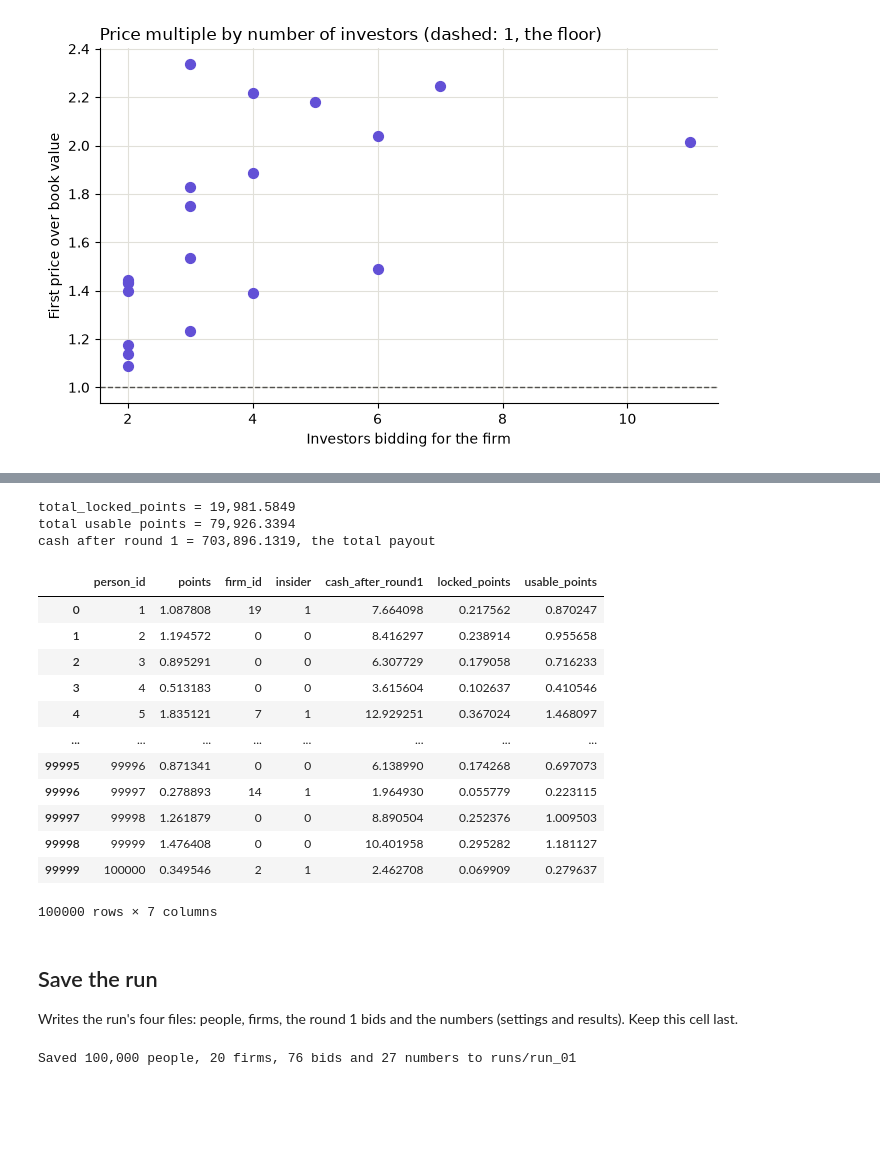
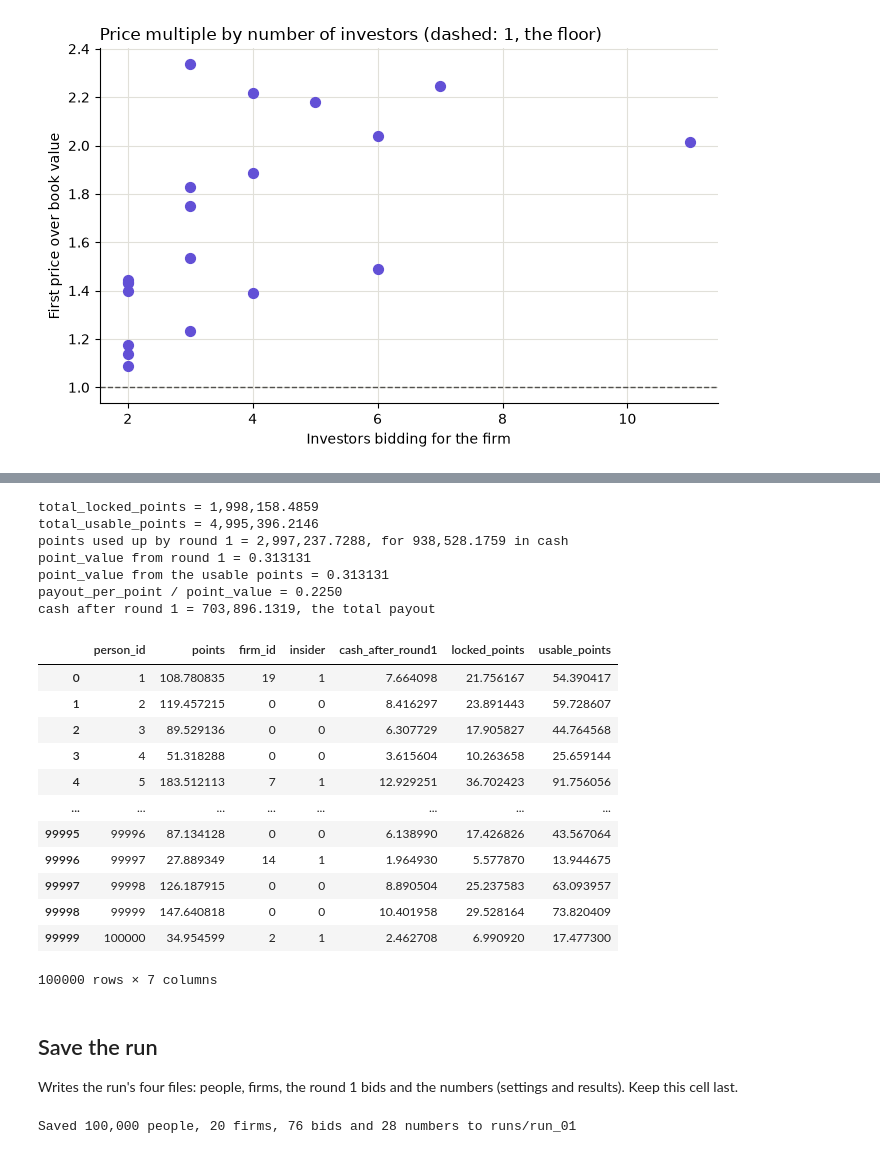
Before and after one commit to Arom-MFE/mass-privatization-auctions, a Jupyter notebook: main.ipynb, the cells around one changed output, grey strips where cells are left out. Drawn from its saved outputs; the diff is of its cells as text; code cells hidden in the pictures; blank space fills up the shorter version.

```diff
--- a/main.ipynb
+++ b/main.ipynb
@@ -43,6 +43,7 @@ params = {
     "seed": 42,                  # one seed makes every random number of the run
     # part 1, the world
     "n_people": 100_000,         # number of people (the paper's N)
+    "avg_points": 100,           # average points per person; only sets the unit of points (the paper's B bar)
     "sigma_points": 0.5,         # spread of points across people, the sd of log points (the paper's sigma)
     "n_firms": 20,               # number of firms in the pool (the paper's |J|)
     "insider_share": 0.2,        # share of people who work in a firm of the pool (N_W / N)
@@ -50,11 +51,11 @@ params = {
     "min_headcount": 100,        # smallest headcount, the size test of Section 2 (the paper's L_min)
     "avg_book_per_worker": 100,  # average book value per worker; only sets the unit of money (the paper's kappa)
     "sigma_book": 0.3,           # spread of book value per worker across firms (the paper's sigma_K)
-    # the split of every firm, adding up to one
+    # the split of every firm: any four shares adding up to one, the cash and worker blocks above 0
     "cash_block": 0.30,          # share of every firm sold for cash to one investor in round 1 (the paper's a)
     "worker_block": 0.25,        # share sold to the firm's own workers for points in round 2 (the paper's w)
     "public_block": 0.25,        # share sold to all other citizens for points in round 3 (the paper's c)
-    "fund_block": 0.20,          # share the fund holds back and sells for cash over the years (the paper's s)
+    "fund_block": 0.20,          # share the fund starts with and sells over the years; grows by every share the rounds leave unsold (the paper's s)
     # round 1, the cash auction
     "min_investors": 2,          # fewest investors bidding for a cash block
     "avg_investors": 4,          # average number of investors per cash block (the paper's g)
@@ -62,8 +63,13 @@ params = {
     # the payout after round 1
     "payout_share": 0.75,        # share of round 1 cash paid out to citizens; the rest is tax (the paper's lambda_C)
     # the exchange and the locked points
-    "locked_share": 0.20,        # share of every person's points locked in the index: never bid, never sold (the paper's phi)
+    "locked_share": 0.20,        # share of every person's points locked as the claim on the fund; equal to fund_block at issue (the paper's phi)
 }
+
+# Stop here unless the split is valid: four shares adding up to one, the cash and worker blocks above 0
+check_split(params["cash_block"], params["worker_block"], params["public_block"], params["fund_block"])
+# Stop here unless the locked points are exactly the fund's claim: locked_share equal to fund_block
+check_lock(params["locked_share"], params["fund_block"])
 # %%
 # run_number: which run this is; it names the folder and starts every file name
 run_number = 1
@@ -116,10 +122,10 @@ world_draws = draw_world(params["seed"], params["n_people"], params["n_firms"])
 # people: the people table, one row per person
 people = make_people(params["n_people"])
 
-# points: points of each person, a lognormal with mean one
-people["points"] = make_points(world_draws["z_points"], params["sigma_points"])
+# points: points of each person, a lognormal with mean avg_points; what each person receives at issue
+people["points"] = make_points(world_draws["z_points"], params["sigma_points"], params["avg_points"])
 
-# total_points: all points in the economy, about n_people since the average person holds one point
+# total_points: all points in the economy, about avg_points times n_people
 total_points = people["points"].sum()
 print(f"total_points = {total_points:,.4f}")
 people
@@ -537,34 +539,52 @@ $$
 # %%
-# point_split: every person's points, split into locked and usable
-point_split = split_points(people["points"].to_numpy(), params["locked_share"])
-# locked_points: points locked in the index, never bid or sold
+# point_split: every person's points after round 1, split into locked and usable; round 1 used cash_block of them
+point_split = split_points(people["points"].to_numpy(), params["cash_block"], params["locked_share"])
+# locked_points: points locked as the claim on the fund, never bid, sold or put in the index
 people["locked_points"] = point_split["locked_points"]
-# usable_points: points a person can bid, sell or put in the index by choice
+# usable_points: points a person can bid, sell or put in the index
 people["usable_points"] = point_split["usable_points"]
 
 # total_locked_points: all locked points, locked_share of all points
 total_locked_points = people["locked_points"].sum()
+# total_usable_points: all usable points, the points that buy the worker and public blocks
+total_usable_points = people["usable_points"].sum()
+
+# point_value: round 1's price per point, the cash it raised over the points it used up; the rate of the exchange
+point_value = make_point_value(total_cash_paid, params["cash_block"], total_points)
+# usable_point_value: the same price from the usable points, the worker and public blocks at first prices per usable point
+usable_point_value = make_usable_point_value(total_first_price, params["worker_block"], params["public_block"], total_usable_points)
+# Stop here unless the two formulas agree: one price for every point
+check_point_value(point_value, usable_point_value)
+
 print(f"total_locked_points = {total_locked_points:,.4f}")
-print(f"total usable points = {people['usable_points'].sum():,.4f}")
+print(f"total_usable_points = {total_usable_points:,.4f}")
+print(f"points used up by round 1 = {params['cash_block'] * total_points:,.4f}, for {total_cash_paid:,.4f} in cash")
+print(f"point_value from round 1 = {point_value:,.6f}")
+print(f"point_value from the usable points = {usable_point_value:,.6f}")
+print(f"payout_per_point / point_value = {payout_per_point / point_value:.4f}")
 print(f"cash after round 1 = {people['cash_after_round1'].sum():,.4f}, the total payout")
 
 people
 # %% [output]
-total_locked_points = 19,981.5849
-total usable points = 79,926.3394
+total_locked_points = 1,998,158.4859
+total_usable_points = 4,995,396.2146
+points used up by round 1 = 2,997,237.7288, for 938,528.1759 in cash
+point_value from round 1 = 0.313131
+point_value from the usable points = 0.313131
+payout_per_point / point_value = 0.2250
 cash after round 1 = 703,896.1319, the total payout
 |  | person_id | points | firm_id | insider | cash_after_round1 | locked_points | usable_points |
-| 0 | 1 | 1.087808 | 19 | 1 | 7.664098 | 0.217562 | 0.870247 |
-| 1 | 2 | 1.194572 | 0 | 0 | 8.416297 | 0.238914 | 0.955658 |
-| 2 | 3 | 0.895291 | 0 | 0 | 6.307729 | 0.179058 | 0.716233 |
-| 3 | 4 | 0.513183 | 0 | 0 | 3.615604 | 0.102637 | 0.410546 |
-| 4 | 5 | 1.835121 | 7 | 1 | 12.929251 | 0.367024 | 1.468097 |
+| 0 | 1 | 108.780835 | 19 | 1 | 7.664098 | 21.756167 | 54.390417 |
+| 1 | 2 | 119.457215 | 0 | 0 | 8.416297 | 23.891443 | 59.728607 |
+| 2 | 3 | 89.529136 | 0 | 0 | 6.307729 | 17.905827 | 44.764568 |
+| 3 | 4 | 51.318288 | 0 | 0 | 3.615604 | 10.263658 | 25.659144 |
+| 4 | 5 | 183.512113 | 7 | 1 | 12.929251 | 36.702423 | 91.756056 |
 | ... | ... | ... | ... | ... | ... | ... | ... |
-| 99995 | 99996 | 0.871341 | 0 | 0 | 6.138990 | 0.174268 | 0.697073 |
-| 99996 | 99997 | 0.278893 | 14 | 1 | 1.964930 | 0.055779 | 0.223115 |
-| 99997 | 99998 | 1.261879 | 0 | 0 | 8.890504 | 0.252376 | 1.009503 |
-| 99998 | 99999 | 1.476408 | 0 | 0 | 10.401958 | 0.295282 | 1.181127 |
-| 99999 | 100000 | 0.349546 | 2 | 1 | 2.462708 | 0.069909 | 0.279637 |
+| 99995 | 99996 | 87.134128 | 0 | 0 | 6.138990 | 17.426826 | 43.567064 |
+| 99996 | 99997 | 27.889349 | 14 | 1 | 1.964930 | 5.577870 | 13.944675 |
+| 99997 | 99998 | 126.187915 | 0 | 0 | 8.890504 | 25.237583 | 63.093957 |
+| 99998 | 99999 | 147.640818 | 0 | 0 | 10.401958 | 29.528164 | 73.820409 |
+| 99999 | 100000 | 34.954599 | 2 | 1 | 2.462708 | 6.990920 | 17.477300 |
 100000 rows × 7 columns
 # %% [markdown]
 ## Save the run
@@ -579,8 +599,8 @@ results = {
     "tax": tax,                                  # the cash the treasury keeps (the paper's lambda_T times the sum of P_j)
     "total_payout": total_payout,                # the cash paid out to citizens (the paper's lambda_C times the sum of P_j)
     "payout_per_point": payout_per_point,        # cash paid out per point (the paper's m0)
-    "point_value": point_value,                  # value of a point, the rate of the exchange (the paper's q*)
-    "total_locked_points": total_locked_points,  # all locked points, never bid or sold (the paper's phi V)
+    "total_locked_points": total_locked_points,  # all locked points, the claim on the fund (the paper's phi V)
+    "point_value": point_value,                  # value of a point, round 1's price per point; the rate of the exchange (the paper's q*)
 }
 
 # Write the run's four files: people, firms, the round 1 bids and the numbers; running again overwrites them
@@ -590,4 +610,4 @@ save_run(run, prefix, params, results, people, firms, bids)
 n_numbers = len(params) + len(results)
 print(f"Saved {len(people):,} people, {len(firms)} firms, {len(bids)} bids and {n_numbers} numbers to {run}")
 # %% [output]
-Saved 100,000 people, 20 firms, 76 bids and 27 numbers to runs/run_01
+Saved 100,000 people, 20 firms, 76 bids and 28 numbers to runs/run_01
```
Also changed, not shown: parts of 14 cells of this notebook, 3 other files.
